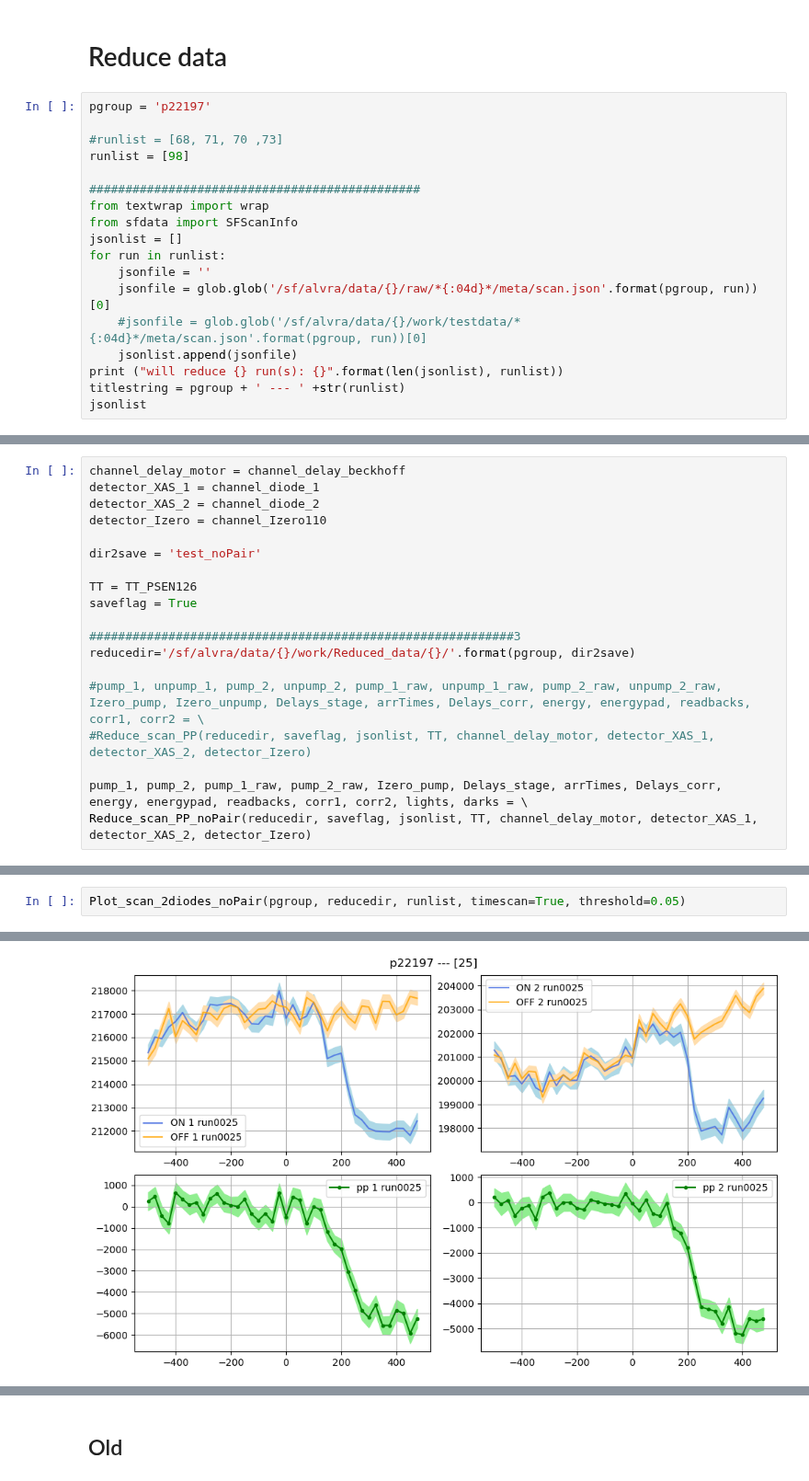
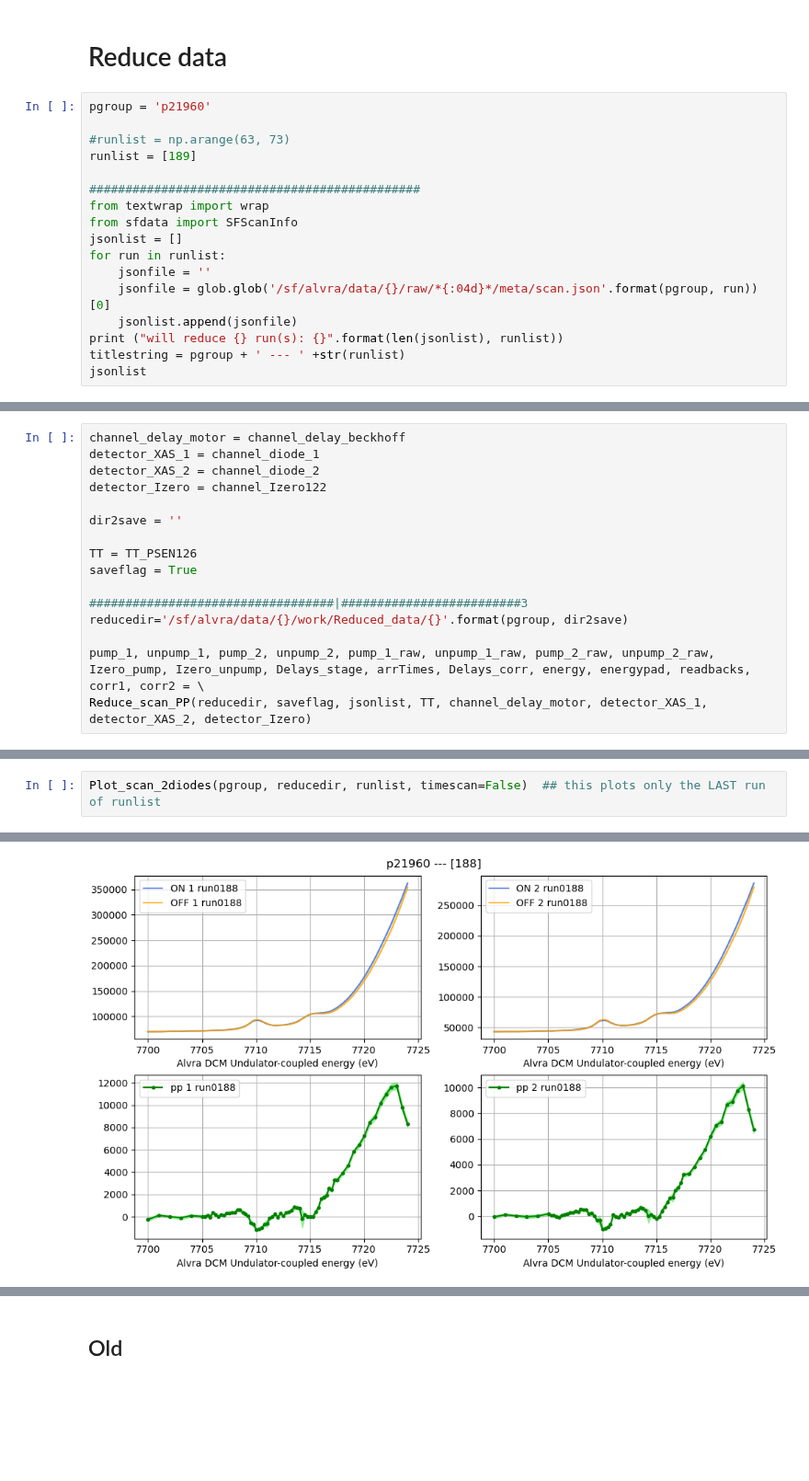
Before and after one commit to paulscherrerinstitute/alvra_beamline_scripts, a Jupyter notebook: Reduce_XANES.ipynb, the cells around one changed output, grey strips where cells are left out. Shown at 92% size. Drawn from its saved outputs; the diff is of its cells as text; blank space fills up the shorter version.

```diff
--- a/Reduce_XANES.ipynb
+++ b/Reduce_XANES.ipynb
@@ -16,10 +16,10 @@ warnings.filterwarnings('ignore')
 # %% [markdown]
 # Reduce data
 # %%
-pgroup = 'p22197'
+pgroup = 'p21960'
 
-#runlist = [68, 71, 70 ,73]
-runlist = [98]
+#runlist = np.arange(63, 73)
+runlist = [189]
 
 ##############################################
 from textwrap import wrap
@@ -28,7 +28,6 @@ jsonlist = []
 for run in runlist:
     jsonfile = ''
     jsonfile = glob.glob('/sf/alvra/data/{}/raw/*{:04d}*/meta/scan.json'.format(pgroup, run))[0]
-    #jsonfile = glob.glob('/sf/alvra/data/{}/work/testdata/*{:04d}*/meta/scan.json'.format(pgroup, run))[0]
     jsonlist.append(jsonfile)
 print ("will reduce {} run(s): {}".format(len(jsonlist), runlist))
 titlestring = pgroup + ' --- ' +str(runlist)
@@ -40,19 +39,16 @@ will reduce 1 run(s): [98]
 channel_delay_motor = channel_delay_beckhoff
 detector_XAS_1 = channel_diode_1
 detector_XAS_2 = channel_diode_2
-detector_Izero = channel_Izero110
+detector_Izero = channel_Izero122
 
-dir2save = 'test_noPair'
+dir2save = ''
 
 TT = TT_PSEN126
 saveflag = True
 
-###########################################################3
-reducedir='/sf/alvra/data/{}/work/Reduced_data/{}/'.format(pgroup, dir2save)
+##################################|#########################3
+reducedir='/sf/alvra/data/{}/work/Reduced_data/{}'.format(pgroup, dir2save)
 
-#pump_1, unpump_1, pump_2, unpump_2, pump_1_raw, unpump_1_raw, pump_2_raw, unpump_2_raw, Izero_pump, Izero_unpump, Delays_stage, arrTimes, Delays_corr, energy, energypad, readbacks, corr1, corr2 = \
-#Reduce_scan_PP(reducedir, saveflag, jsonlist, TT, channel_delay_motor, detector_XAS_1, detector_XAS_2, detector_Izero)
-
-pump_1, pump_2, pump_1_raw, pump_2_raw, Izero_pump, Delays_stage, arrTimes, Delays_corr, energy, energypad, readbacks, corr1, corr2, lights, darks = \
-Reduce_scan_PP_noPair(reducedir, saveflag, jsonlist, TT, channel_delay_motor, detector_XAS_1, detector_XAS_2, detector_Izero)
+pump_1, unpump_1, pump_2, unpump_2, pump_1_raw, unpump_1_raw, pump_2_raw, unpump_2_raw, Izero_pump, Izero_unpump, Delays_stage, arrTimes, Delays_corr, energy, energypad, readbacks, corr1, corr2 = \
+Reduce_scan_PP(reducedir, saveflag, jsonlist, TT, channel_delay_motor, detector_XAS_1, detector_XAS_2, detector_Izero)
 # %% [output]
@@ -80,3 +76,3 @@ Plot_correlations_scan(pgroup, reducedir, runlist, timescan=True, lowlim = 0.99)
 # %%
-Plot_scan_2diodes_noPair(pgroup, reducedir, runlist, timescan=True, threshold=0.05)
+Plot_scan_2diodes(pgroup, reducedir, runlist, timescan=False)  ## this plots only the LAST run of runlist
 # %% [output]
@@ -85 +79 @@ Time delay axis rebinned with delay stage data
-[figure, old version]
+[figure, new version]
```
Also changed, not shown: parts of 16 cells of this notebook, 9 other files.
